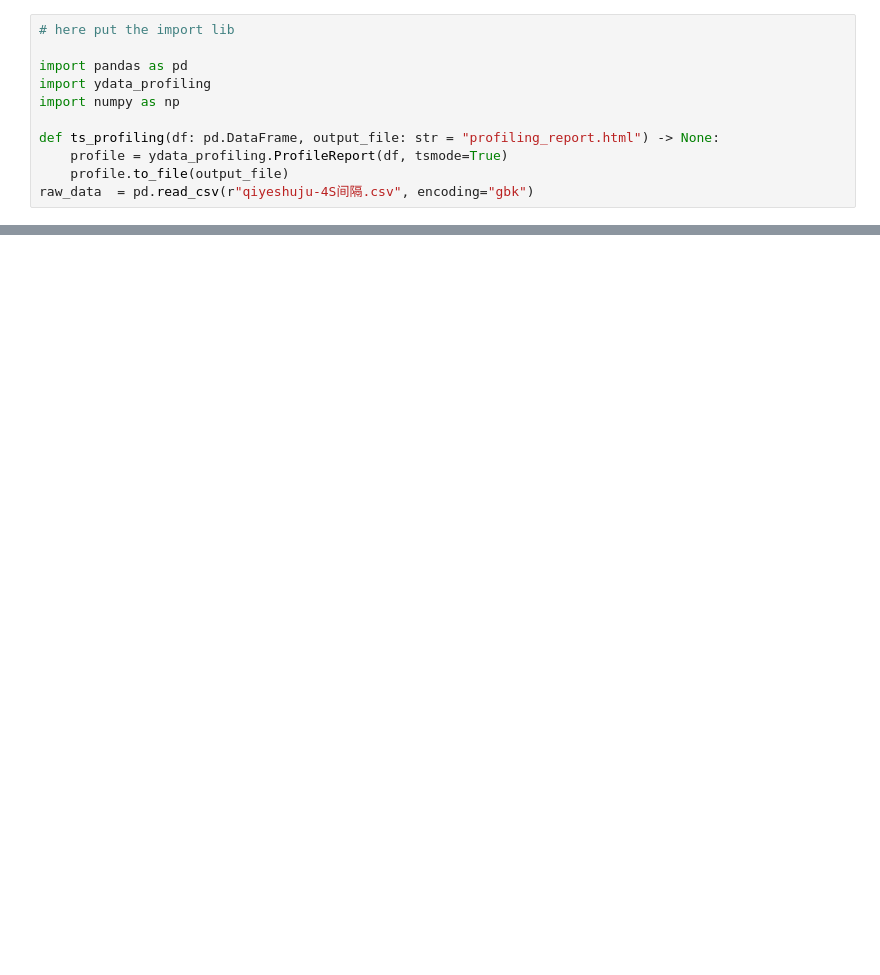
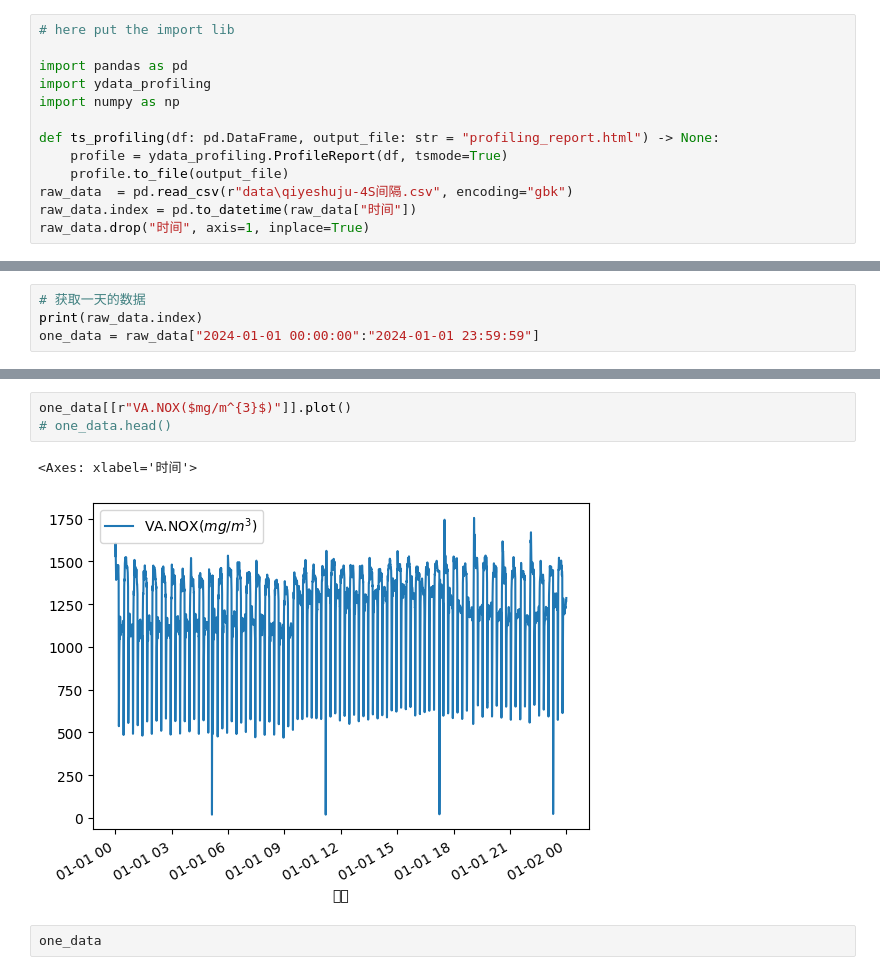
Before and after one commit to silent780/forecast_NO_emisson, a Jupyter notebook: profile_data.ipynb, the cells around one changed output, grey strips where cells are left out. Drawn from its saved outputs; the diff is of its cells as text; blank space fills up the shorter version.

```diff
--- a/profile_data.ipynb
+++ b/profile_data.ipynb
@@ -8,4 +8,6 @@ import numpy as np
 def ts_profiling(df: pd.DataFrame, output_file: str = "profiling_report.html") -> None:
     profile = ydata_profiling.ProfileReport(df, tsmode=True)
     profile.to_file(output_file)
-raw_data  = pd.read_csv(r"qiyeshuju-4S间隔.csv", encoding="gbk")
+raw_data  = pd.read_csv(r"data\qiyeshuju-4S间隔.csv", encoding="gbk")
+raw_data.index = pd.to_datetime(raw_data["时间"])
+raw_data.drop("时间", axis=1, inplace=True)
@@ -15,0 +28,4 @@ raw_data  = pd.read_csv(r"qiyeshuju-4S间隔.csv", encoding="gbk")
+# %%
+# 获取一天的数据
+print(raw_data.index)
+one_data = raw_data["2024-01-01 00:00:00":"2024-01-01 23:59:59"]
@@ -15,0 +45,8 @@ raw_data  = pd.read_csv(r"qiyeshuju-4S间隔.csv", encoding="gbk")
+# %%
+one_data[[r"VA.NOX($mg/m^{3}$)"]].plot()
+# one_data.head()
+# %% [output]
+<Axes: xlabel='时间'>
+[figure, added]
+# %%
+one_data
```
Also changed, not shown: parts of 3 cells of this notebook, 1 other file.
